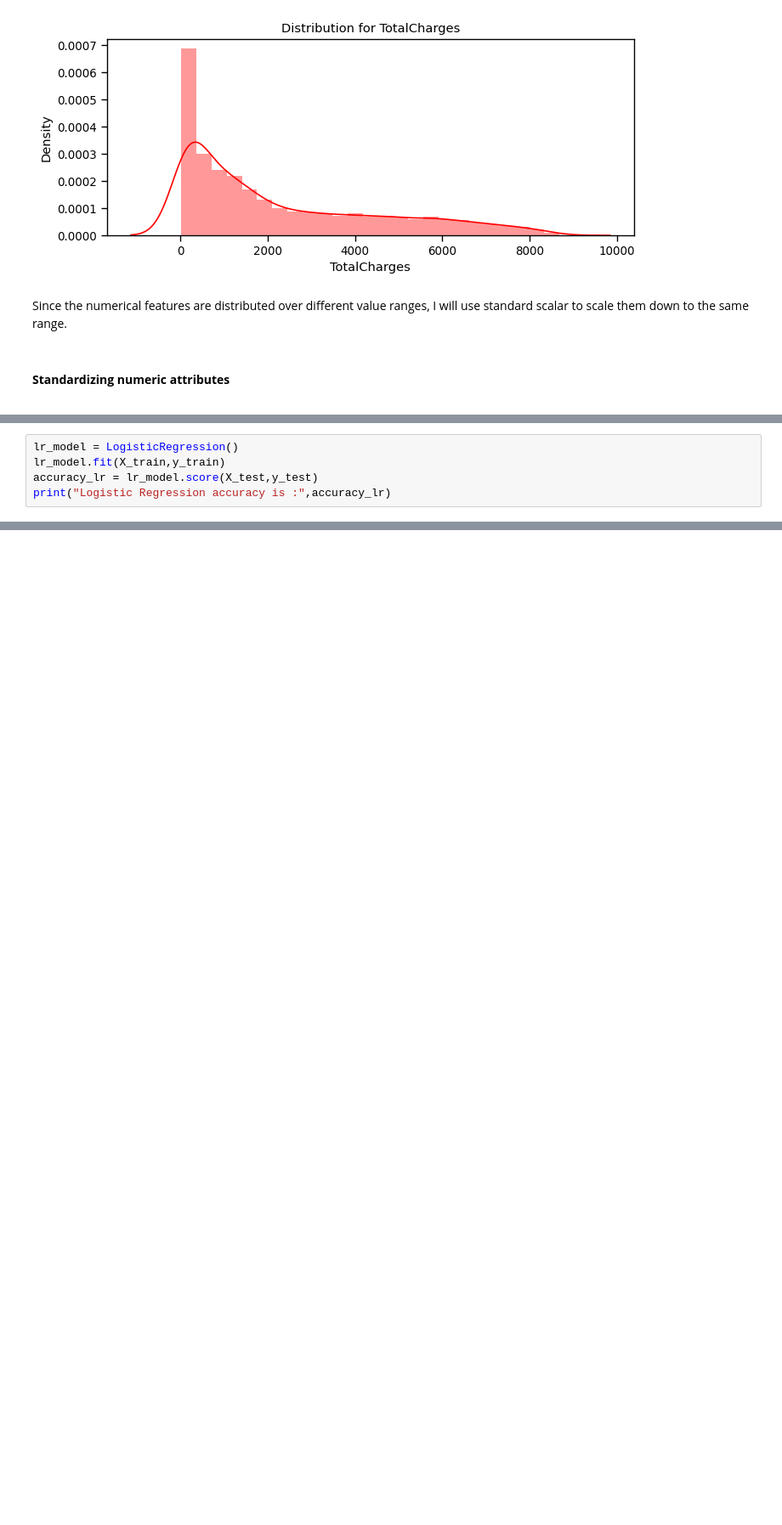
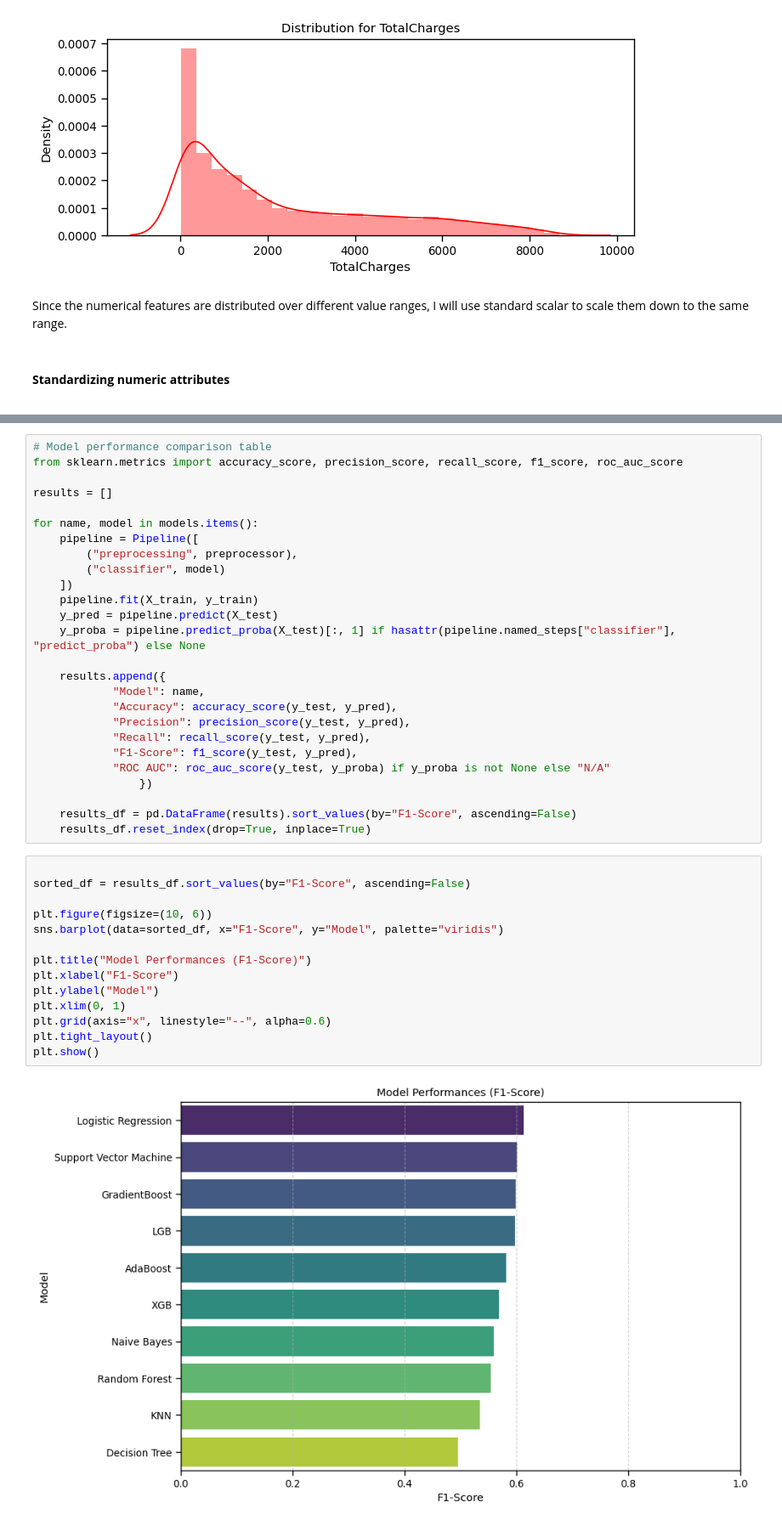
Before and after one commit to suchi-ta/Customer_churn_pred, a Jupyter notebook: Churn_prediction.ipynb, the cells around one changed output, grey strips where cells are left out. Shown at 85% size. Cells and saved outputs as stored; diff of their text form; blank space fills up the shorter version.

```diff
--- a/Churn_prediction.ipynb
+++ b/Churn_prediction.ipynb
@@ -863,5 +776,0 @@ plt.show()
-# %%
-lr_model = LogisticRegression()
-lr_model.fit(X_train,y_train)
-accuracy_lr = lr_model.score(X_test,y_test)
-print("Logistic Regression accuracy is :",accuracy_lr)
@@ -918,0 +926,42 @@ Customer churn is definitely bad to a firm ’s profitability. Various strategie
+# %%
+# Model performance comparison table
+from sklearn.metrics import accuracy_score, precision_score, recall_score, f1_score, roc_auc_score
+
+results = []
+
+for name, model in models.items():
+    pipeline = Pipeline([
+        ("preprocessing", preprocessor),
+        ("classifier", model)
+    ])
+    pipeline.fit(X_train, y_train)
+    y_pred = pipeline.predict(X_test)
+    y_proba = pipeline.predict_proba(X_test)[:, 1] if hasattr(pipeline.named_steps["classifier"], "predict_proba") else None
+
+    results.append({
+            "Model": name,
+            "Accuracy": accuracy_score(y_test, y_pred),
+            "Precision": precision_score(y_test, y_pred),
+            "Recall": recall_score(y_test, y_pred),
+            "F1-Score": f1_score(y_test, y_pred),
+            "ROC AUC": roc_auc_score(y_test, y_proba) if y_proba is not None else "N/A"
+                })
+
+    results_df = pd.DataFrame(results).sort_values(by="F1-Score", ascending=False)
+    results_df.reset_index(drop=True, inplace=True)
+# %%
+
+sorted_df = results_df.sort_values(by="F1-Score", ascending=False)
+
+plt.figure(figsize=(10, 6))
+sns.barplot(data=sorted_df, x="F1-Score", y="Model", palette="viridis")
+
+plt.title("Model Performances (F1-Score)")
+plt.xlabel("F1-Score")
+plt.ylabel("Model")
+plt.xlim(0, 1)
+plt.grid(axis="x", linestyle="--", alpha=0.6)
+plt.tight_layout()
+plt.show()
+# %% [output]
+[figure, added]
```
Also changed, not shown: parts of 73 cells of this notebook, 1 other file.
